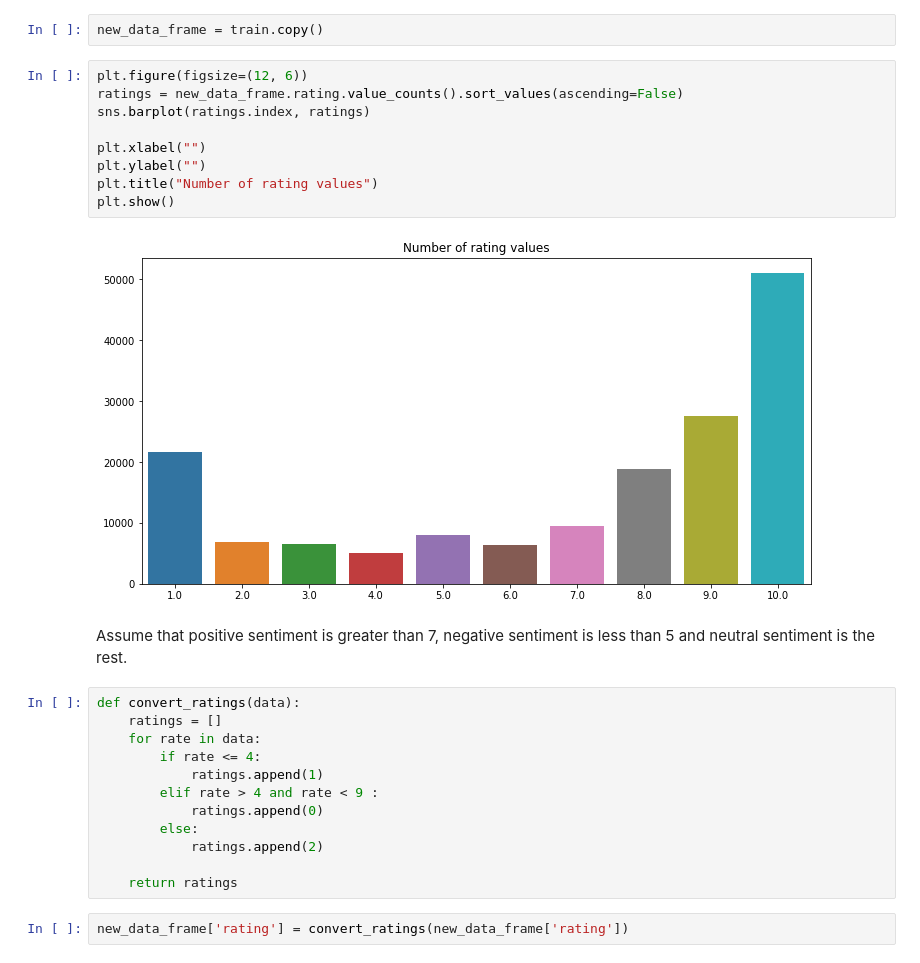
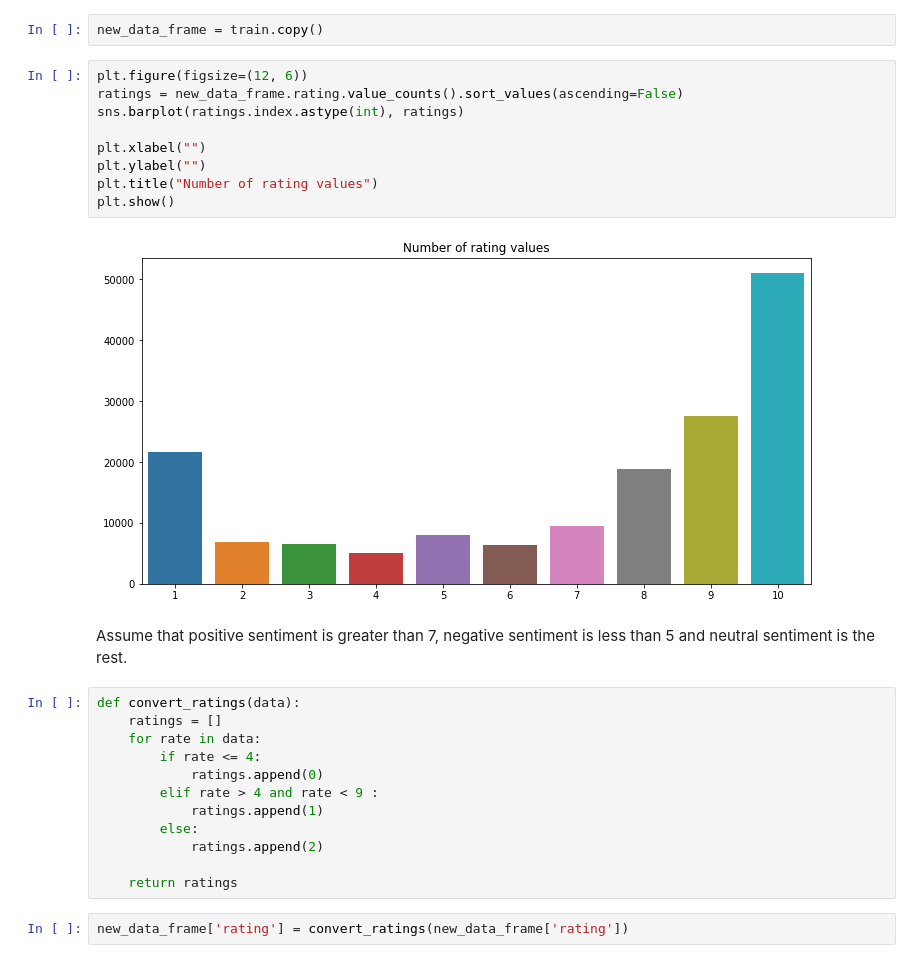
Before and after one commit to tamarakatic/sentiment-analysis-of-drug-reviews, a Jupyter notebook: notebooks/1.0-analysis-of-drugs-reviews.ipynb, the cells around one changed output. Cells and saved outputs as stored; diff of their text form.

```diff
--- a/notebooks/1.0-analysis-of-drugs-reviews.ipynb
+++ b/notebooks/1.0-analysis-of-drugs-reviews.ipynb
@@ -141,14 +157,14 @@ new_data_frame = train.copy()
 # %%
 plt.figure(figsize=(12, 6))
 ratings = new_data_frame.rating.value_counts().sort_values(ascending=False)
-sns.barplot(ratings.index, ratings)
+sns.barplot(ratings.index.astype(int), ratings)
 
 plt.xlabel("")
 plt.ylabel("")
 plt.title("Number of rating values")
 plt.show()
 # %% [output]
-[figure, old version]
+[figure, new version]
 # %% [markdown]
 Assume that positive sentiment is greater than 7, negative sentiment is less than 5 and neutral sentiment is the rest.
 # %%
@@ -156,9 +172,9 @@ def convert_ratings(data):
     ratings = []
     for rate in data:
         if rate <= 4:
+            ratings.append(0)
+        elif rate > 4 and rate < 9 :
             ratings.append(1)
-        elif rate > 4 and rate < 9 :
-            ratings.append(0)
         else:
             ratings.append(2)
 
```
Also changed, not shown: parts of 15 cells of this notebook.
